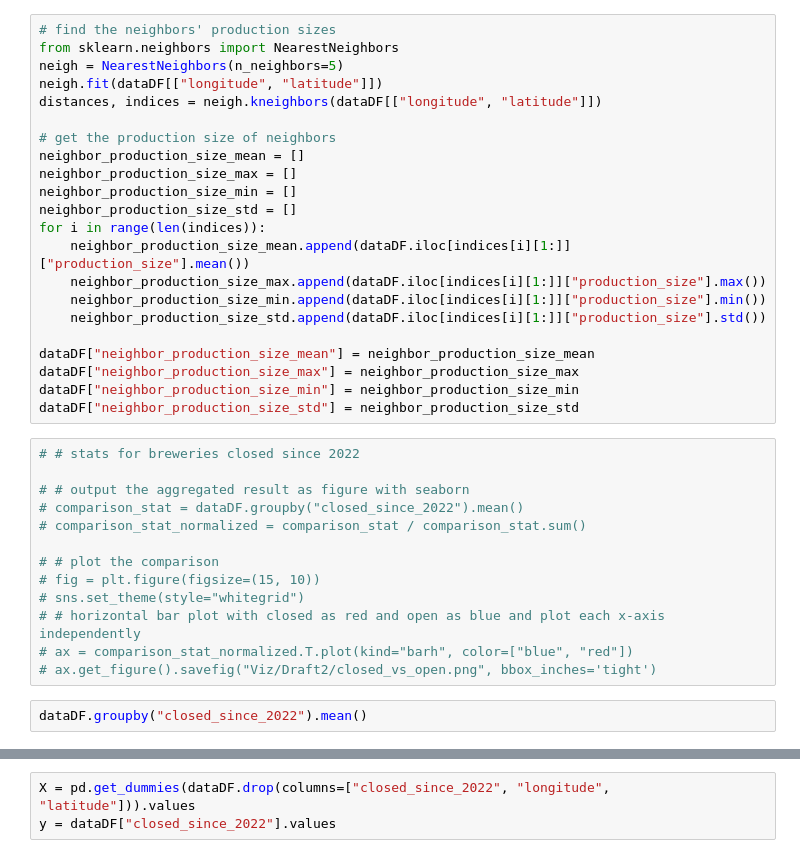
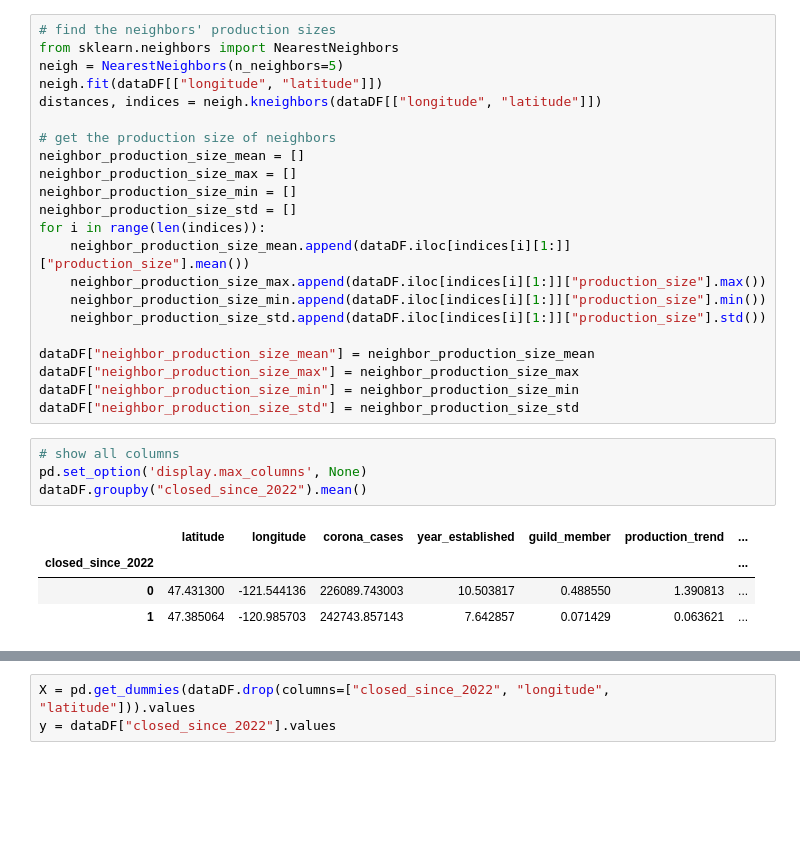
Before and after one commit to mckenzie-maidl/wa-brewers-guild, a Jupyter notebook: model_brewery_closed.ipynb, the cells around one changed output, grey strips where cells are left out. Cells and saved outputs as stored; diff of their text form; blank space fills up the shorter version.

Commit message:
add components to model_brewery_closed

```diff
--- a/model_brewery_closed.ipynb
+++ b/model_brewery_closed.ipynb
@@ -98,20 +129,14 @@ dataDF["neighbor_production_size_mean"] = neighbor_production_size_mean
 dataDF["neighbor_production_size_max"] = neighbor_production_size_max
 dataDF["neighbor_production_size_min"] = neighbor_production_size_min
 dataDF["neighbor_production_size_std"] = neighbor_production_size_std
-# %%
-# # stats for breweries closed since 2022
-
-# # output the aggregated result as figure with seaborn
-# comparison_stat = dataDF.groupby("closed_since_2022").mean()
-# comparison_stat_normalized = comparison_stat / comparison_stat.sum()
-
-# # plot the comparison
-# fig = plt.figure(figsize=(15, 10))
-# sns.set_theme(style="whitegrid")
-# # horizontal bar plot with closed as red and open as blue and plot each x-axis independently
-# ax = comparison_stat_normalized.T.plot(kind="barh", color=["blue", "red"])
-# ax.get_figure().savefig("Viz/Draft2/closed_vs_open.png", bbox_inches='tight')
-# %%
-dataDF.groupby("closed_since_2022").mean()
+# %%
+# show all columns
+pd.set_option('display.max_columns', None)
+dataDF.groupby("closed_since_2022").mean()
+# %% [output]
+|  | latitude | longitude | corona_cases | year_established | guild_member | production_trend | ... |
+| closed_since_2022 |  |  |  |  |  |  | ... |
+| 0 | 47.431300 | -121.544136 | 226089.743003 | 10.503817 | 0.488550 | 1.390813 | ... |
+| 1 | 47.385064 | -120.985703 | 242743.857143 | 7.642857 | 0.071429 | 0.063621 | ... |
 # %%
 dataDF["closed_since_2022"].value_counts()
```
Also changed, not shown: parts of 17 cells of this notebook.
